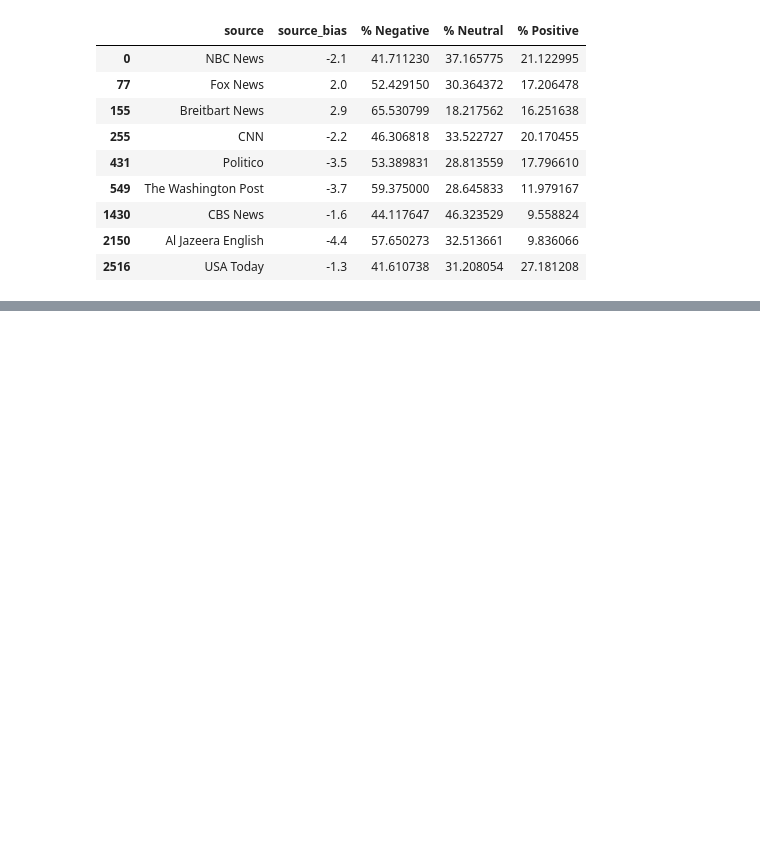
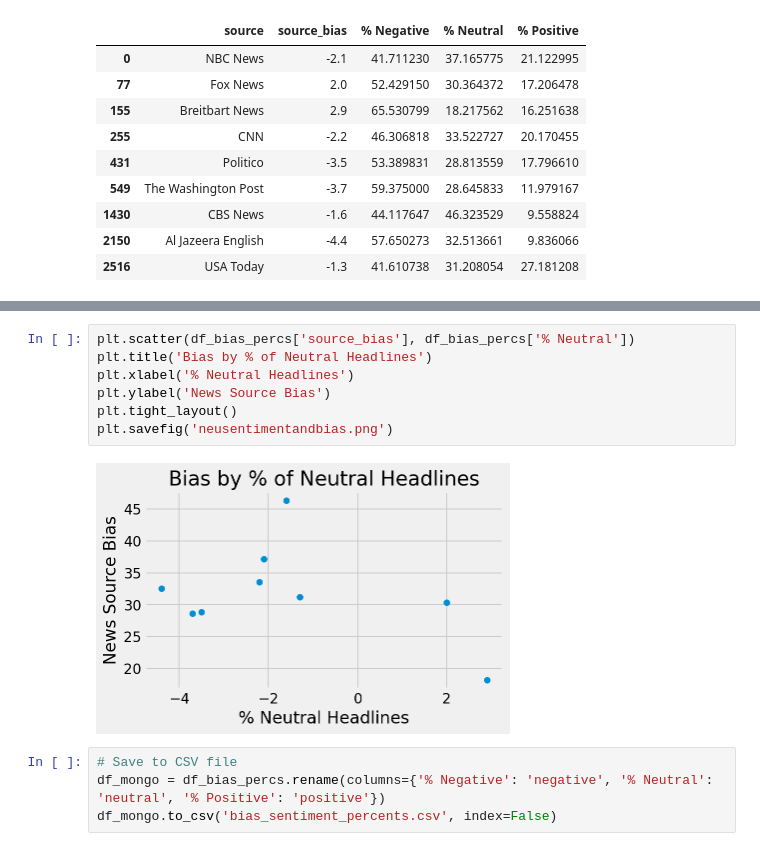
Before and after one commit to James-Ashley/sentiment-analysis-dashboard, a Jupyter notebook: sentiment_analysis/data_analysis.ipynb, the cells around one changed output, grey strips where cells are left out. Cells and saved outputs as stored; diff of their text form; blank space fills up the shorter version.

```diff
--- a/sentiment_analysis/data_analysis.ipynb
+++ b/sentiment_analysis/data_analysis.ipynb
@@ -166,0 +180,13 @@ df_bias_percs[['source_bias', '% Negative']].plot()
+# %%
+plt.scatter(df_bias_percs['source_bias'], df_bias_percs['% Neutral'])
+plt.title('Bias by % of Neutral Headlines')
+plt.xlabel('% Neutral Headlines')
+plt.ylabel('News Source Bias')
+plt.tight_layout()
+plt.savefig('neusentimentandbias.png')
+# %% [output]
+[figure, added]
+# %%
+# Save to CSV file
+df_mongo = df_bias_percs.rename(columns={'% Negative': 'negative', '% Neutral': 'neutral', '% Positive': 'positive'})
+df_mongo.to_csv('bias_sentiment_percents.csv', index=False)
```
Also changed, not shown: parts of 4 cells of this notebook, 7 other files.
